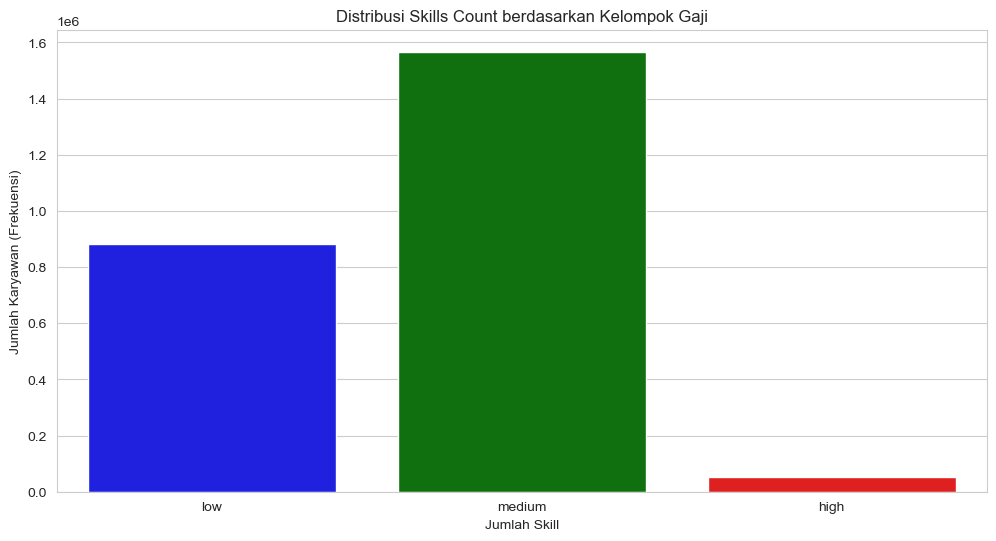
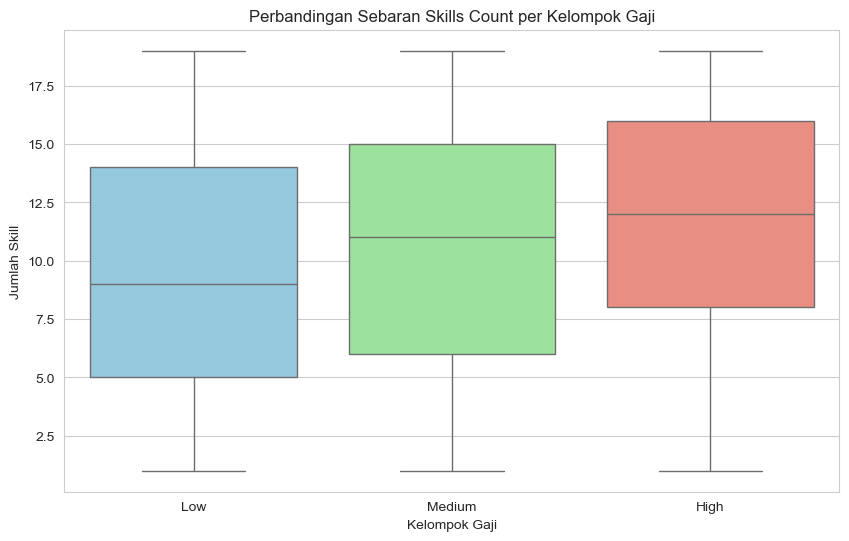
The change to this notebook cell's code, shown as a diff; its figure went from the first image to the second:
--- before
+++ after
@@ -6,21 +6,14 @@
 high_salary = data['salary'].min()+(2*bins_salary)
 
-data['salary_group'] = 'low'
-data.loc[(data['salary'] > low_salary) & (data['salary'] <= high_salary), 'salary_group'] = 'medium'
-data.loc[data['salary'] > high_salary, 'salary_group'] = 'high'
-class_salary = data.groupby('salary_group')[['salary','skills_count']].sum()
+data['salary_group'] = 'Low'
+data.loc[(data['salary'] > low_salary) & (data['salary'] <= high_salary), 'salary_group'] = 'Medium'
+data.loc[data['salary'] > high_salary, 'salary_group'] = 'High'
 
+plt.figure(figsize=(10, 6))
+sns.boxplot(data=data, x='salary_group', y='skills_count', order=['Low', 'Medium', 'High'],palette={'Low': 'skyblue', 'Medium': 'lightgreen', 'High': 'salmon'})
+plt.title('Perbandingan Sebaran Skills Count per Kelompok Gaji')
+plt.xlabel('Kelompok Gaji')
+plt.ylabel('Jumlah Skill')
+plt.show()
 
-# 3. Visualisasi Distribusi (Gunakan 'data' bukan 'class_salary')
-plt.figure(figsize=(12, 6))
-sns.barplot(
-    data=class_salary, 
-    x='salary_group', 
-    y='skills_count', 
-    order=['low', 'medium', 'high'],
-    palette={'low': 'blue', 'medium': 'green', 'high': 'red'}
-)
-plt.title('Distribusi Skills Count berdasarkan Kelompok Gaji')
-plt.xlabel('Jumlah Skill')
-plt.ylabel('Jumlah Karyawan (Frekuensi)')
-plt.show()
+print(data.groupby('salary_group')['skills_count'].describe())

Commit: update code